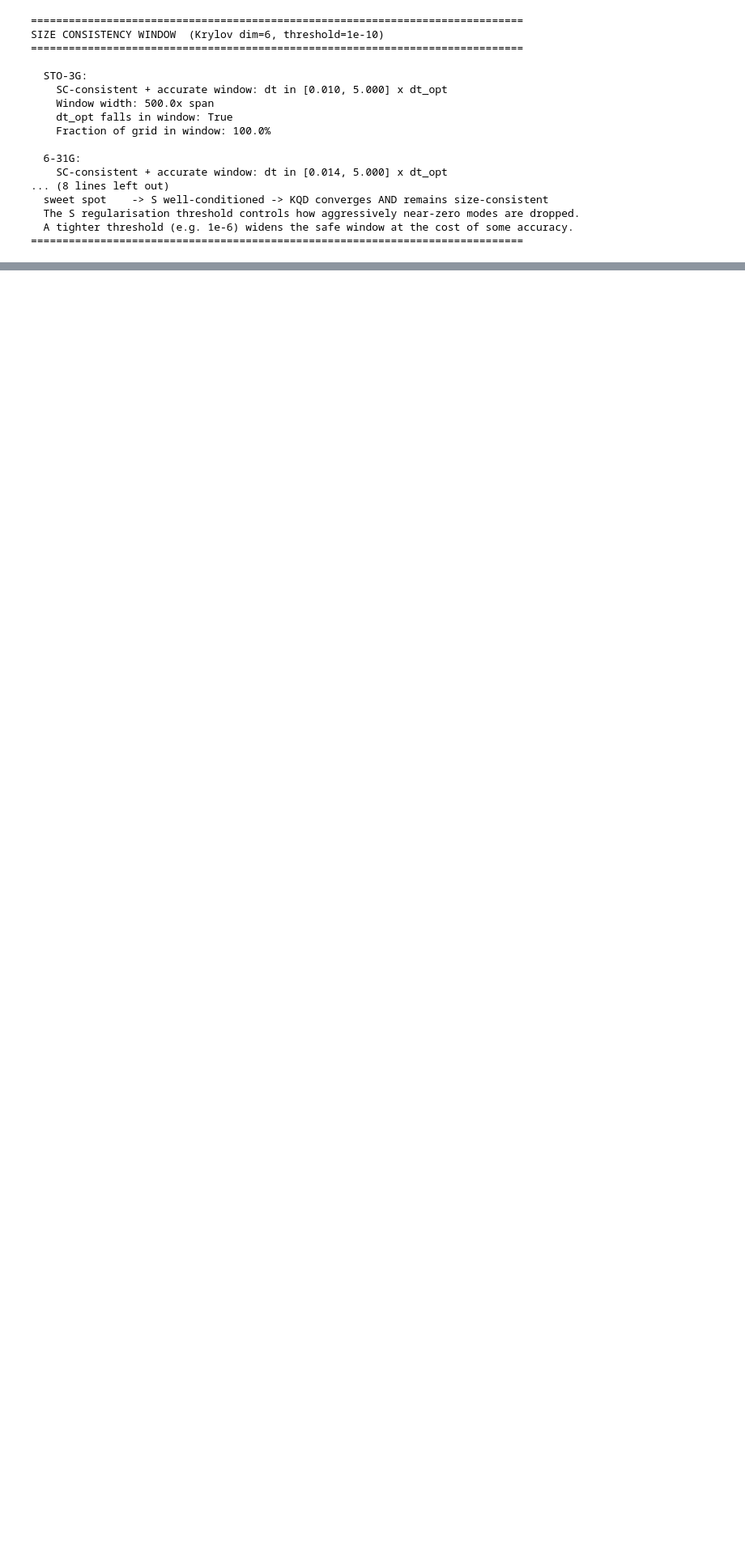
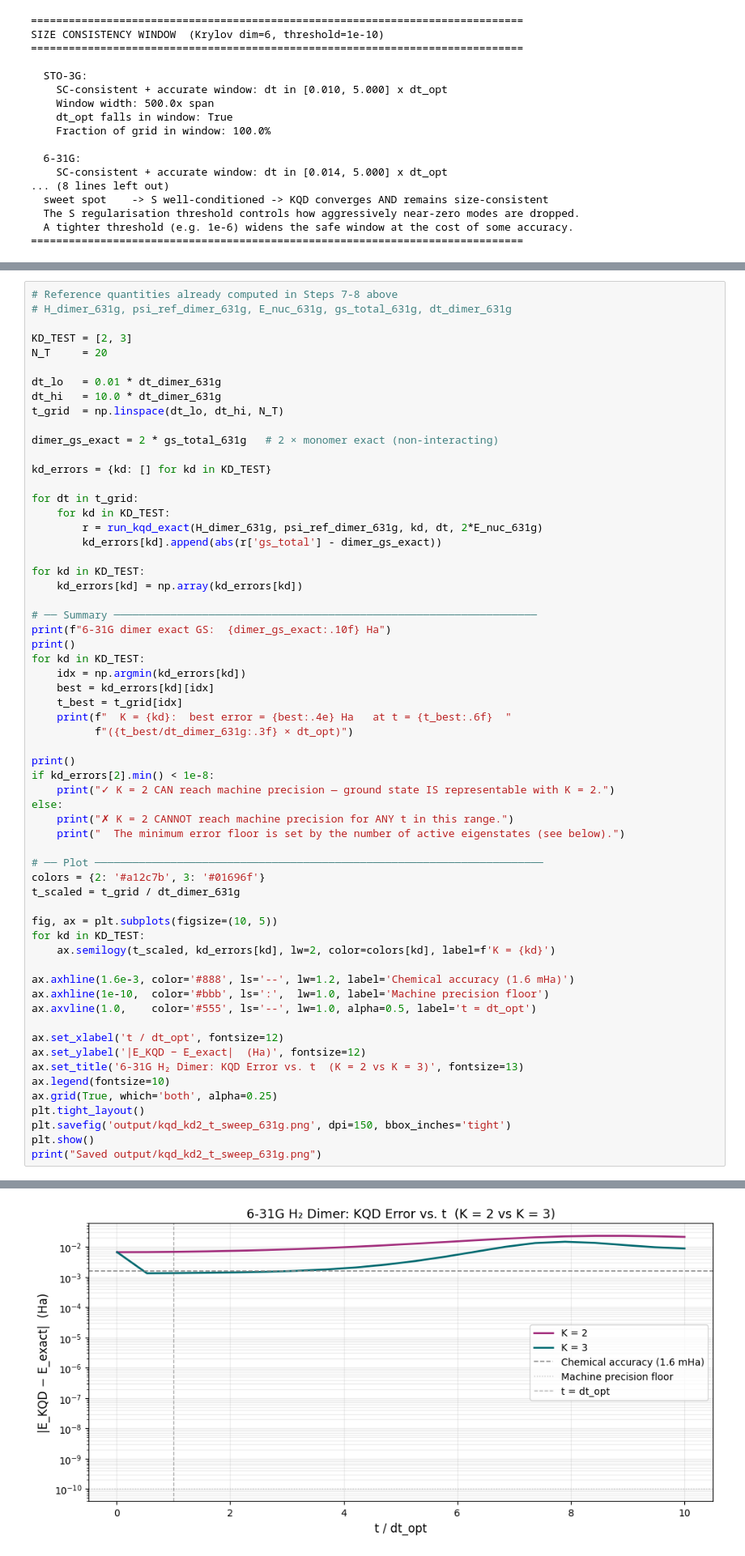
Before and after one commit to PrabhavD/qkd-size-consistency, a Jupyter notebook: krylov_h2_exact_sc.ipynb, the cells around one changed output, grey strips where cells are left out. Shown at 81% size. Cells and saved outputs as stored; diff of their text form; blank space fills up the shorter version.

Commit message:
Updated notebook calculating exact QKD and size consistency to show convergence at particular dimensions

```diff
--- a/krylov_h2_exact_sc.ipynb
+++ b/krylov_h2_exact_sc.ipynb
@@ -1101,0 +1124,62 @@ SIZE CONSISTENCY WINDOW  (Krylov dim=6, threshold=1e-10)
+# %%
+# Reference quantities already computed in Steps 7-8 above
+# H_dimer_631g, psi_ref_dimer_631g, E_nuc_631g, gs_total_631g, dt_dimer_631g
+
+KD_TEST = [2, 3]
+N_T     = 20
+
+dt_lo   = 0.01 * dt_dimer_631g
+dt_hi   = 10.0 * dt_dimer_631g
+t_grid  = np.linspace(dt_lo, dt_hi, N_T)
+
+dimer_gs_exact = 2 * gs_total_631g   # 2 × monomer exact (non-interacting)
+
+kd_errors = {kd: [] for kd in KD_TEST}
+
+for dt in t_grid:
+    for kd in KD_TEST:
+        r = run_kqd_exact(H_dimer_631g, psi_ref_dimer_631g, kd, dt, 2*E_nuc_631g)
+        kd_errors[kd].append(abs(r['gs_total'] - dimer_gs_exact))
+
+for kd in KD_TEST:
+    kd_errors[kd] = np.array(kd_errors[kd])
+
+# ── Summary ───────────────────────────────────────────────────────────────────
+print(f"6-31G dimer exact GS:  {dimer_gs_exact:.10f} Ha")
+print()
+for kd in KD_TEST:
+    idx = np.argmin(kd_errors[kd])
+    best = kd_errors[kd][idx]
+    t_best = t_grid[idx]
+    print(f"  K = {kd}:  best error = {best:.4e} Ha   at t = {t_best:.6f}  "
+          f"({t_best/dt_dimer_631g:.3f} × dt_opt)")
+
+print()
+if kd_errors[2].min() < 1e-8:
+    print("✓ K = 2 CAN reach machine precision — ground state IS representable with K = 2.")
+else:
+    print("✗ K = 2 CANNOT reach machine precision for ANY t in this range.")
+    print("  The minimum error floor is set by the number of active eigenstates (see below).")
+
+# ── Plot ───────────────────────────────────────────────────────────────────────
+colors = {2: '#a12c7b', 3: '#01696f'}
+t_scaled = t_grid / dt_dimer_631g
+
+fig, ax = plt.subplots(figsize=(10, 5))
+for kd in KD_TEST:
+    ax.semilogy(t_scaled, kd_errors[kd], lw=2, color=colors[kd], label=f'K = {kd}')
+
+ax.axhline(1.6e-3, color='#888', ls='--', lw=1.2, label='Chemical accuracy (1.6 mHa)')
+ax.axhline(1e-10,  color='#bbb', ls=':',  lw=1.0, label='Machine precision floor')
+ax.axvline(1.0,    color='#555', ls='--', lw=1.0, alpha=0.5, label='t = dt_opt')
+
+ax.set_xlabel('t / dt_opt', fontsize=12)
+ax.set_ylabel('|E_KQD − E_exact|  (Ha)', fontsize=12)
+ax.set_title('6-31G H₂ Dimer: KQD Error vs. t  (K = 2 vs K = 3)', fontsize=13)
+ax.legend(fontsize=10)
+ax.grid(True, which='both', alpha=0.25)
+plt.tight_layout()
+plt.savefig('output/kqd_kd2_t_sweep_631g.png', dpi=150, bbox_inches='tight')
+plt.show()
+print("Saved output/kqd_kd2_t_sweep_631g.png")
+# %% [output]
@@ -1101,0 +1193 @@ SIZE CONSISTENCY WINDOW  (Krylov dim=6, threshold=1e-10)
+[figure, added]
```
Also changed, not shown: parts of 19 cells of this notebook.
